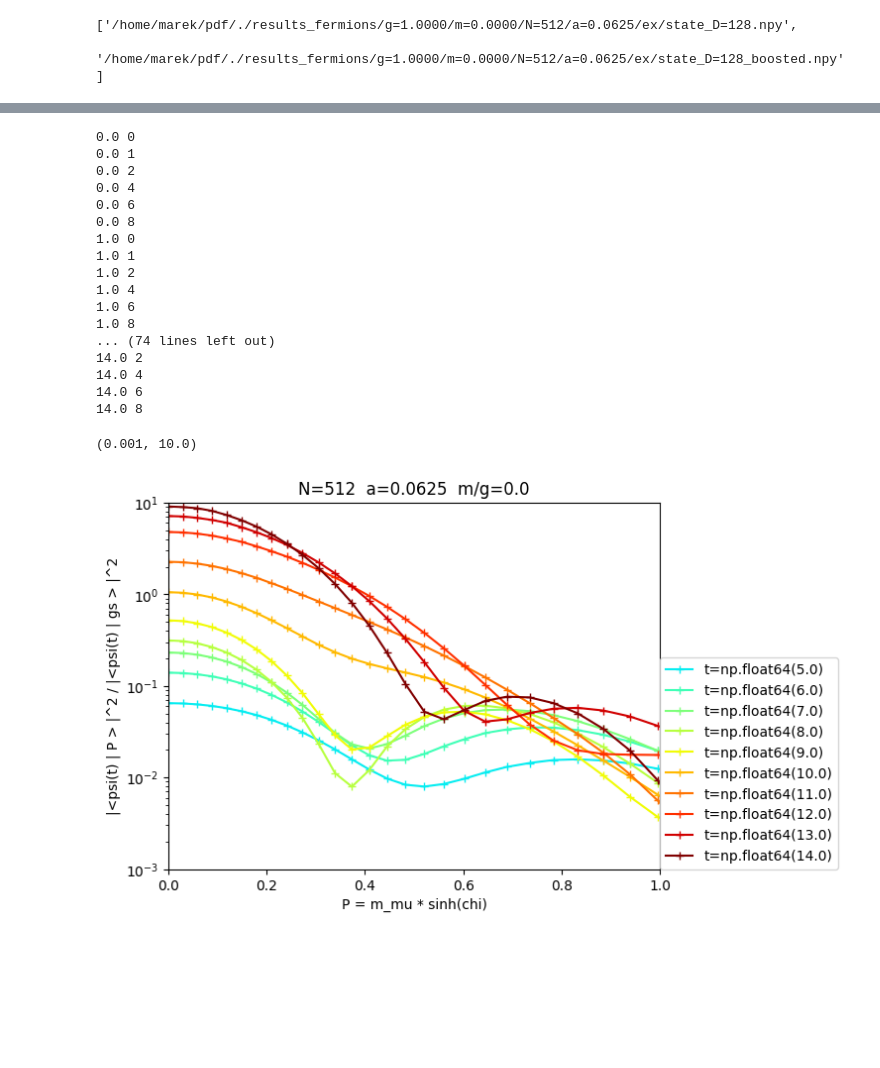
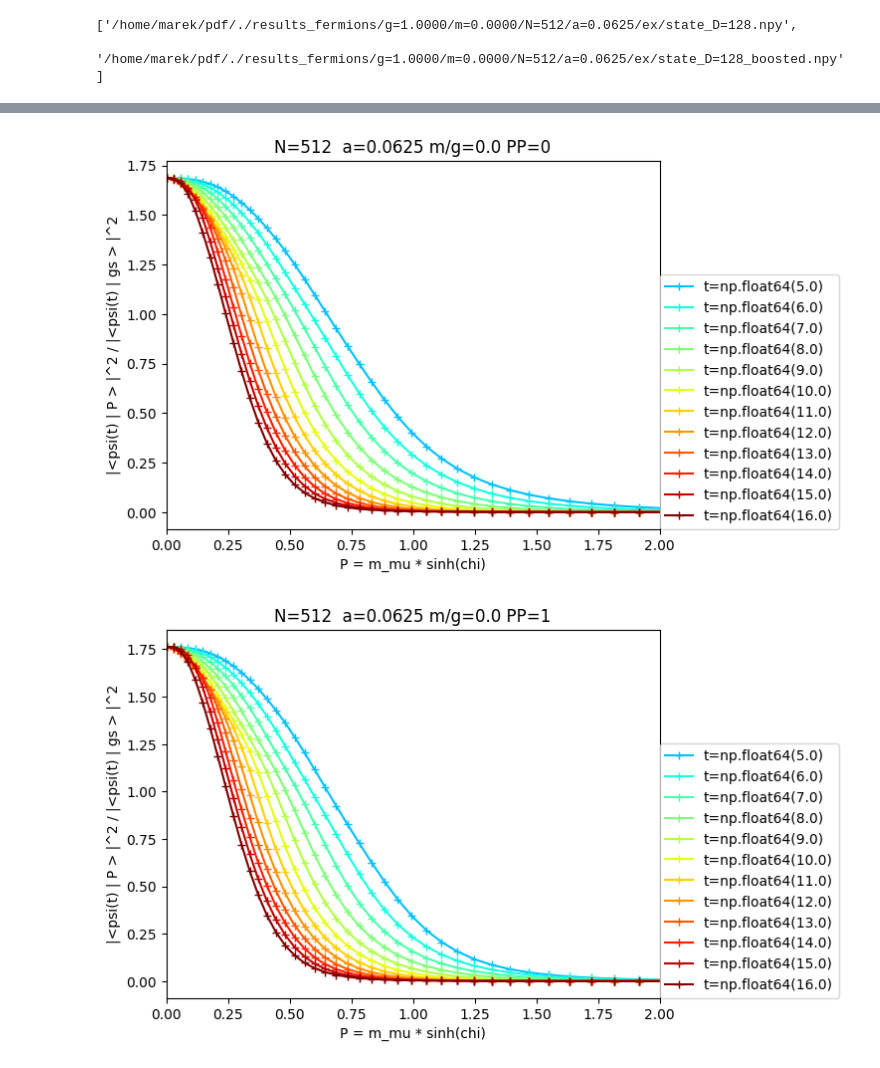
Before and after one commit to marekrams/pdf, a Jupyter notebook: multiplicity_gauss_m=0.ipynb, the cells around one changed output, grey strips where cells are left out. Drawn from its saved outputs; the diff is of its cells as text; code cells hidden in the pictures; blank space fills up the shorter version.

```diff
--- a/multiplicity_gauss_m=0.ipynb
+++ b/multiplicity_gauss_m=0.ipynb
@@ -81,5 +61,5 @@ fns
 # %%
-ts = np.linspace(0, 14, 15)
+ts = np.linspace(0, 16, 17)
 Ps = [0, 1, 2, 4, 6, 8]
 psi_t = {(t, P): yastn.from_dict(np.load(fn_mass(fns, t=t, P=P), allow_pickle=True).item()['psi']) for t in ts for P in Ps}
 chis = [x for x in d_boost['chis'] if x <= 2]
@@ -88,29 +68,10 @@ psi_chi = {chi: yastn.from_dict(d_boost['psi'][ii]) for ii, chi in enumerate(chi
 probs = {}
 for (t, P), pt in psi_t.items():
     print(t, P)
-    if P == 8:
-        for chi, pc in psi_chi.items():
-            if (t, P, chi) not in probs:
-                probs[t, P, chi] = np.abs(mps.vdot(pt, pc)) ** 2
+    for chi, pc in psi_chi.items():
+        if (t, P, chi) not in probs:
+            probs[t, P, chi] = np.abs(mps.vdot(pt, pc)) ** 2
-# %% [output]
-0.0 0
-0.0 1
-0.0 2
-0.0 4
-0.0 6
-0.0 8
-1.0 0
-1.0 1
-1.0 2
-1.0 4
-1.0 6
-1.0 8
-... (74 lines left out)
-14.0 2
-14.0 4
-14.0 6
-14.0 8
 # %%
-# np.save(f"probs_{m=}.npy", probs, allow_pickle=True)
-# probs = np.load(f"probs_{m=}.npy", allow_pickle=True).item()
+np.save(f"./results_fermions/probs_gauss_{m=}.npy", probs, allow_pickle=True)
+probs = np.load(f"./results_fermions/probs_gauss_{m=}.npy", allow_pickle=True).item()
 # %%
@@ -118,16 +79,20 @@ probs_gs = {(t, PP): np.abs(mps.vdot(pt, psi_gs)) ** 2 for (t, PP), pt in psi_t.
+# %%
+np.save(f"./results_fermions/probs_gs_gauss_{m=}.npy", probs_gs, allow_pickle=True)
+probs_gs = np.load(f"./results_fermions/probs_gs_gauss_{m=}.npy", allow_pickle=True).item()
 # %%
 cm = plt.cm.jet
-PP = 8
-for t in ts[5:]:
-    pr = [probs[t, PP, chi] / probs_gs[t, PP] for chi in chis]
-    P = np.sinh(chis) * (E_ex - E_gs)
-    plt.semilogy(P, pr, '-+', label=f"{t=}", color = cm(t / ts[-1]))
-plt.xlabel('P = m_mu * sinh(chi)')
-plt.ylabel("|<psi(t) | P > |^2 / |<psi(t) | gs > |^2")
-plt.legend(loc=(1, 0))
-plt.xlim([0, 1])
-plt.title(f"N=512  a=0.0625  {m/g=}")
-plt.ylim([1e-3, 1e1])
+for PP in Ps:
+    for t in ts[5:]:
+        pr = [probs[t, PP, chi] / probs_gs[t, PP] for chi in chis]
+        P = np.sinh(chis) * (E_ex - E_gs)
+        plt.plot(P, pr, '-+', label=f"{t=}", color = cm(t / ts[-1]))
+    plt.xlabel('P = m_mu * sinh(chi)')
+    plt.ylabel("|<psi(t) | P > |^2 / |<psi(t) | gs > |^2")
+    plt.legend(loc=(1, 0))
+    plt.xlim([0, 2])
+    plt.title(f"N=512  a=0.0625 {m/g=} {PP=}")
+    #plt.ylim([1e-3, 1e1])
+    plt.show()
 # %% [output]
-(0.001, 10.0)
-[figure, old version]
+[figure, new version]
+[figure, added]
```
Also changed, not shown: parts of 10 cells of this notebook, 1 other file.
